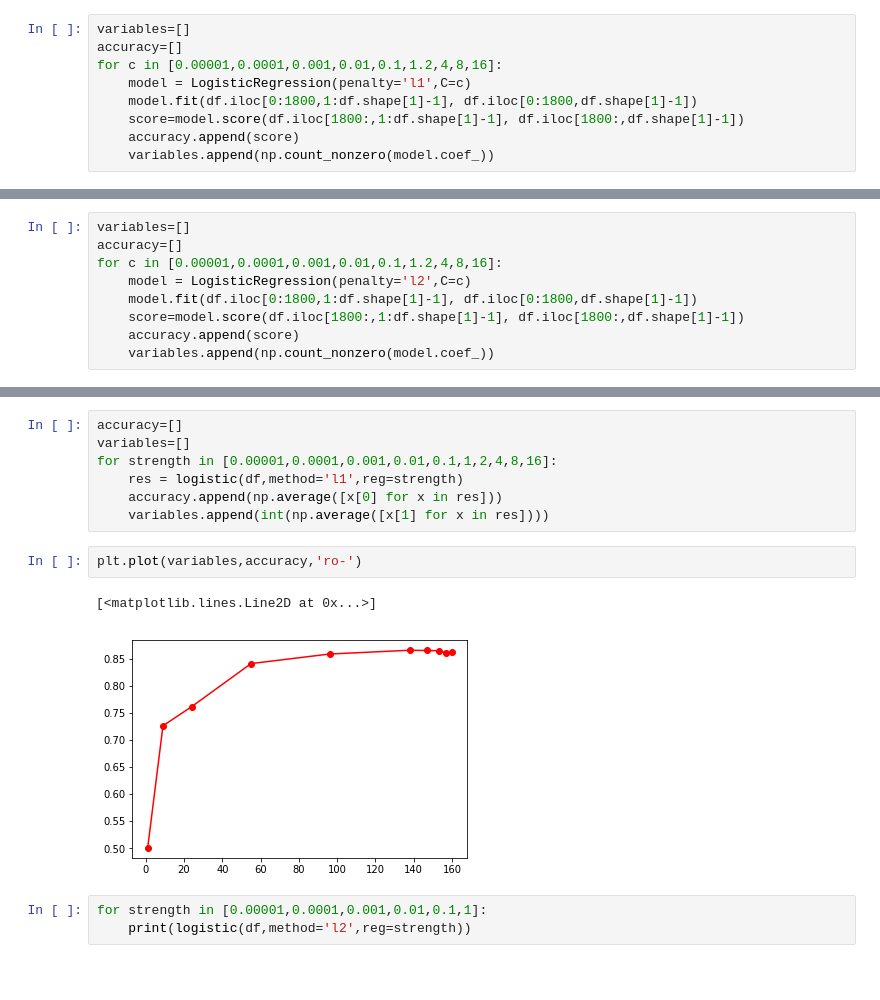
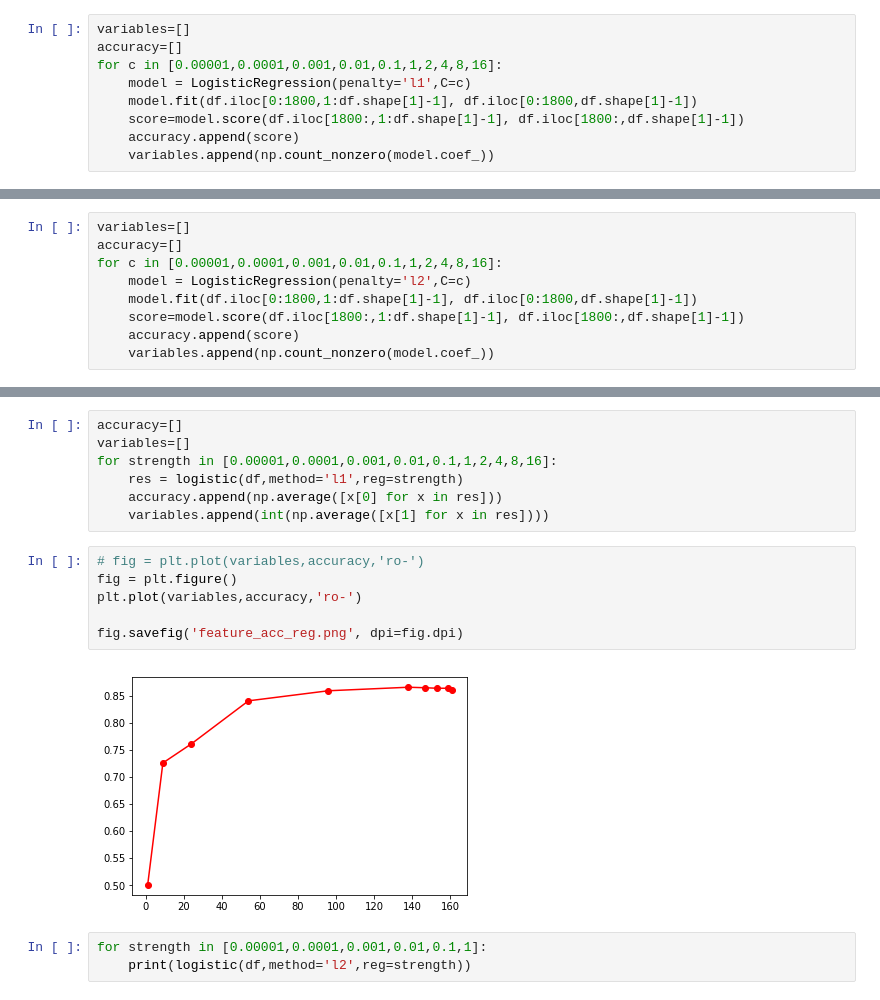
Before and after one commit to ojaswee/predicting_patient_mortality, a Jupyter notebook: 05_regression.ipynb, the cells around one changed output, grey strips where cells are left out. Drawn from its saved outputs; the diff is of its cells as text; blank space fills up the shorter version.

```diff
--- a/05_regression.ipynb
+++ b/05_regression.ipynb
@@ -25,7 +25,7 @@ df.head()
 # %%
 variables=[]
 accuracy=[]
-for c in [0.00001,0.0001,0.001,0.01,0.1,1.2,4,8,16]:
+for c in [0.00001,0.0001,0.001,0.01,0.1,1,2,4,8,16]:
     model = LogisticRegression(penalty='l1',C=c)
     model.fit(df.iloc[0:1800,1:df.shape[1]-1], df.iloc[0:1800,df.shape[1]-1])
     score=model.score(df.iloc[1800:,1:df.shape[1]-1], df.iloc[1800:,df.shape[1]-1])
@@ -39,7 +39,7 @@ plt.plot(variables,accuracy,'ro-')
 # %%
 variables=[]
 accuracy=[]
-for c in [0.00001,0.0001,0.001,0.01,0.1,1.2,4,8,16]:
+for c in [0.00001,0.0001,0.001,0.01,0.1,1,2,4,8,16]:
     model = LogisticRegression(penalty='l2',C=c)
     model.fit(df.iloc[0:1800,1:df.shape[1]-1], df.iloc[0:1800,df.shape[1]-1])
     score=model.score(df.iloc[1800:,1:df.shape[1]-1], df.iloc[1800:,df.shape[1]-1])
@@ -80,11 +80,14 @@ for strength in [0.00001,0.0001,0.001,0.01,0.1,1,2,4,8,16]:
     res = logistic(df,method='l1',reg=strength)
     accuracy.append(np.average([x[0] for x in res]))
     variables.append(int(np.average([x[1] for x in res])))
-# %%
-plt.plot(variables,accuracy,'ro-')
-# %% [output]
-[<matplotlib.lines.Line2D at 0x...>]
-[figure, removed]
+# %%
+# fig = plt.plot(variables,accuracy,'ro-')
+fig = plt.figure()
+plt.plot(variables,accuracy,'ro-')
+
+fig.savefig('feature_acc_reg.png', dpi=fig.dpi)
+# %% [output]
+[figure, added]
 # %%
 for strength in [0.00001,0.0001,0.001,0.01,0.1,1]:
     print(logistic(df,method='l2',reg=strength))
```
Also changed, not shown: parts of 4 cells of this notebook, 3 other files.
